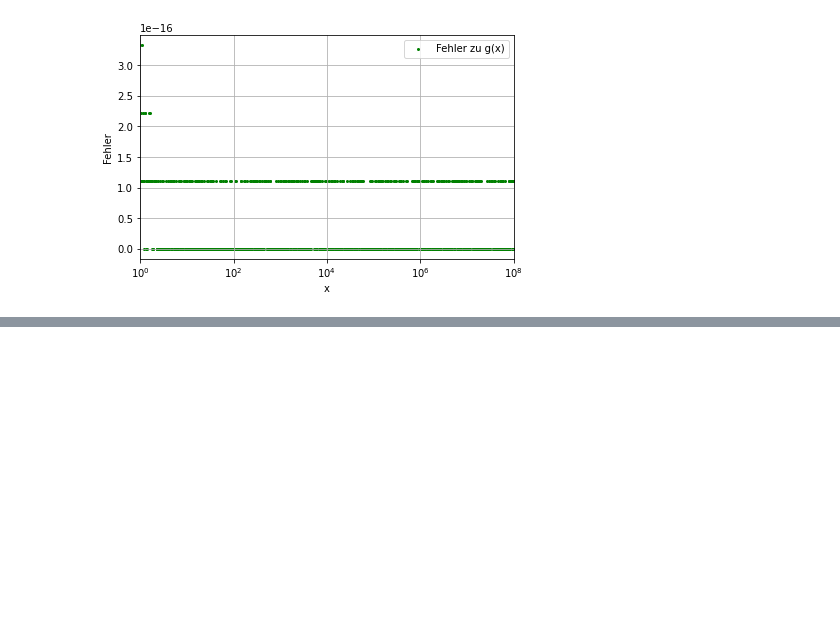
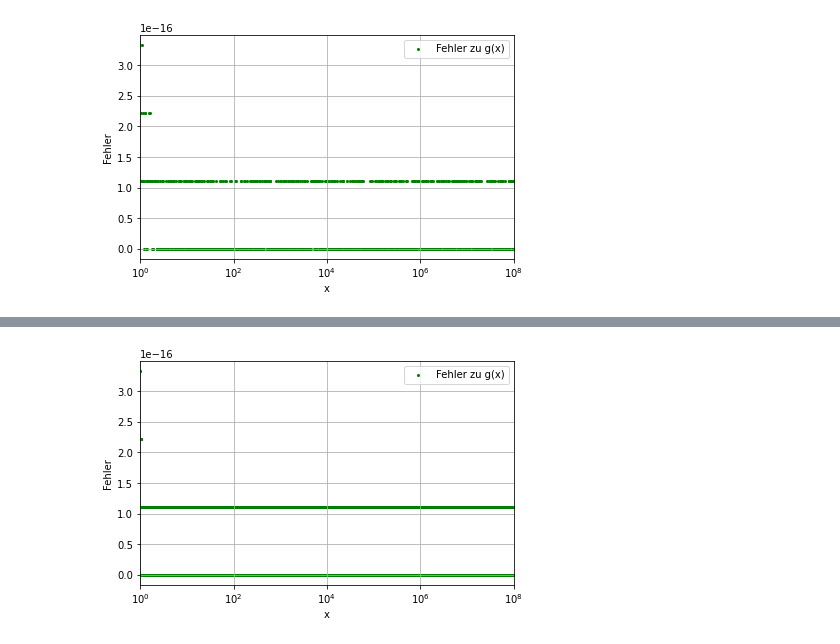
Before and after one commit to JonasOllesch/UniStuff, a Jupyter notebook: SMD A/sheet1/sheet1.ipynb, the cells around one changed output, grey strips where cells are left out. Saved outputs shown, nothing was run; the diff lists cells and outputs as text; code cells hidden in the pictures; blank space fills up the shorter version.

```diff
--- a/SMD A/sheet1/sheet1.ipynb
+++ b/SMD A/sheet1/sheet1.ipynb
@@ -138,0 +156,15 @@ plt.show()
+# %%
+plt.scatter(x_32, fehler_g_32, c='green',label='Fehler zu g(x)', s=4)
+
+plt.xlabel('x')
+plt.ylabel('Fehler')
+plt.tight_layout()
+plt.legend()
+plt.grid()
+plt.xscale('log')
+plt.xlim(1,10**8)
+#plt.savefig('Graph_a.pdf')
+#plt.clf()
+plt.show()
+# %% [output]
+[figure, added]
```
Also changed, not shown: parts of 7 cells of this notebook, 1 other file.
